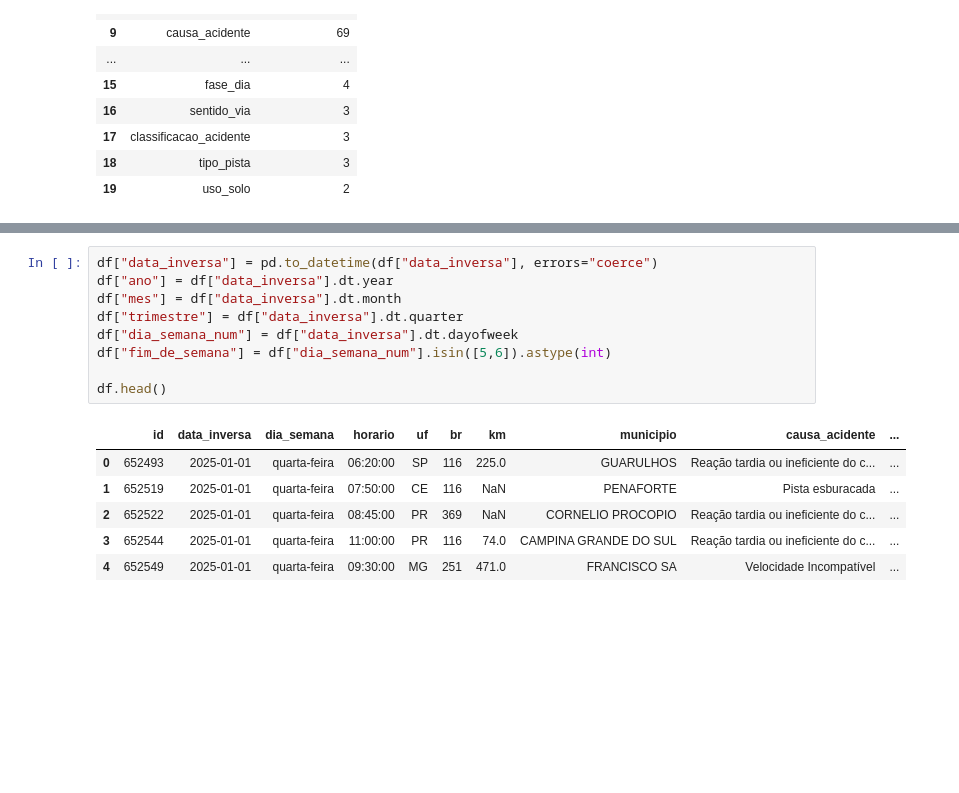
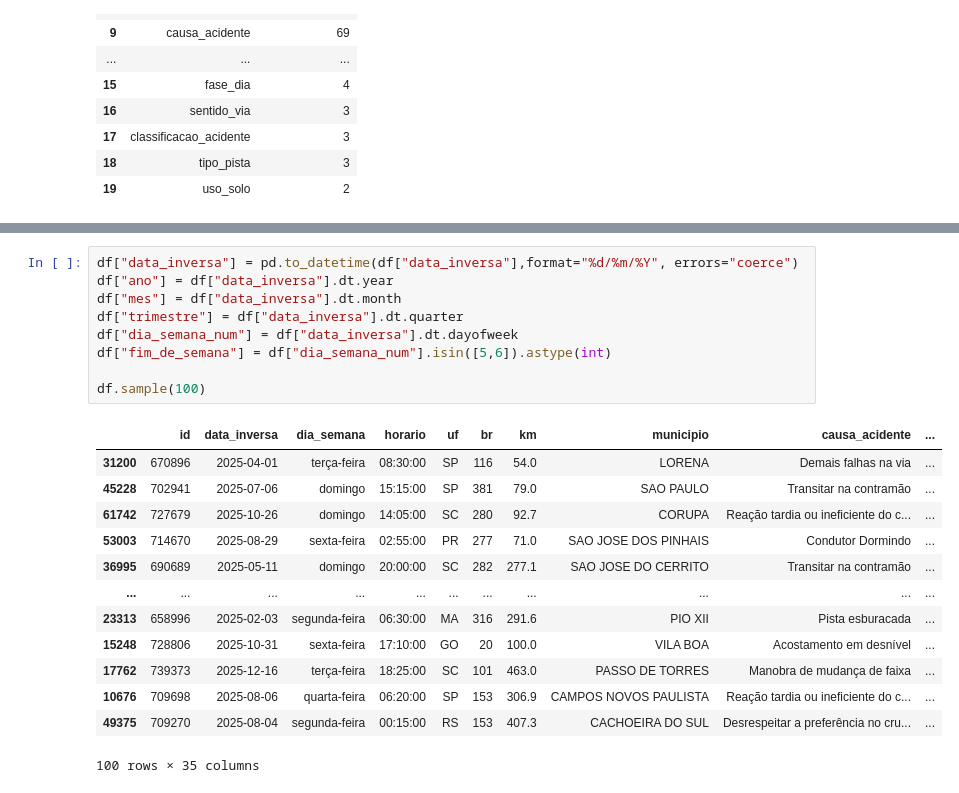
Before and after one commit to Felipe04br/FAP-2026-AnaliseDados, a Jupyter notebook: Projeto_PRF/notebooks/modulo04.ipynb, the cells around one changed output, grey strips where cells are left out. Saved outputs shown, nothing was run; the diff lists cells and outputs as text; blank space fills up the shorter version.

```diff
--- a/Projeto_PRF/notebooks/modulo04.ipynb
+++ b/Projeto_PRF/notebooks/modulo04.ipynb
@@ -224,19 +262,26 @@ dtype: object
 # %%
-df["data_inversa"] = pd.to_datetime(df["data_inversa"], errors="coerce")
+df["data_inversa"] = pd.to_datetime(df["data_inversa"],format="%d/%m/%Y", errors="coerce")
 df["ano"] = df["data_inversa"].dt.year
 df["mes"] = df["data_inversa"].dt.month
 df["trimestre"] = df["data_inversa"].dt.quarter
 df["dia_semana_num"] = df["data_inversa"].dt.dayofweek
 df["fim_de_semana"] = df["dia_semana_num"].isin([5,6]).astype(int)
 
-df.head()
+df.sample(100)
 # %% [output]
 |  | id | data_inversa | dia_semana | horario | uf | br | km | municipio | causa_acidente | ... |
-| 0 | 652493 | 2025-01-01 | quarta-feira | 06:20:00 | SP | 116 | 225.0 | GUARULHOS | Reação tardia ou ineficiente do c... | ... |
-| 1 | 652519 | 2025-01-01 | quarta-feira | 07:50:00 | CE | 116 | NaN | PENAFORTE | Pista esburacada | ... |
-| 2 | 652522 | 2025-01-01 | quarta-feira | 08:45:00 | PR | 369 | NaN | CORNELIO PROCOPIO | Reação tardia ou ineficiente do c... | ... |
-| 3 | 652544 | 2025-01-01 | quarta-feira | 11:00:00 | PR | 116 | 74.0 | CAMPINA GRANDE DO SUL | Reação tardia ou ineficiente do c... | ... |
-| 4 | 652549 | 2025-01-01 | quarta-feira | 09:30:00 | MG | 251 | 471.0 | FRANCISCO SA | Velocidade Incompatível | ... |
+| 31200 | 670896 | 2025-04-01 | terça-feira | 08:30:00 | SP | 116 | 54.0 | LORENA | Demais falhas na via | ... |
+| 45228 | 702941 | 2025-07-06 | domingo | 15:15:00 | SP | 381 | 79.0 | SAO PAULO | Transitar na contramão | ... |
+| 61742 | 727679 | 2025-10-26 | domingo | 14:05:00 | SC | 280 | 92.7 | CORUPA | Reação tardia ou ineficiente do c... | ... |
+| 53003 | 714670 | 2025-08-29 | sexta-feira | 02:55:00 | PR | 277 | 71.0 | SAO JOSE DOS PINHAIS | Condutor Dormindo | ... |
+| 36995 | 690689 | 2025-05-11 | domingo | 20:00:00 | SC | 282 | 277.1 | SAO JOSE DO CERRITO | Transitar na contramão | ... |
+| ... | ... | ... | ... | ... | ... | ... | ... | ... | ... | ... |
+| 23313 | 658996 | 2025-02-03 | segunda-feira | 06:30:00 | MA | 316 | 291.6 | PIO XII | Pista esburacada | ... |
+| 15248 | 728806 | 2025-10-31 | sexta-feira | 17:10:00 | GO | 20 | 100.0 | VILA BOA | Acostamento em desnível | ... |
+| 17762 | 739373 | 2025-12-16 | terça-feira | 18:25:00 | SC | 101 | 463.0 | PASSO DE TORRES | Manobra de mudança de faixa | ... |
+| 10676 | 709698 | 2025-08-06 | quarta-feira | 06:20:00 | SP | 153 | 306.9 | CAMPOS NOVOS PAULISTA | Reação tardia ou ineficiente do c... | ... |
+| 49375 | 709270 | 2025-08-04 | segunda-feira | 00:15:00 | RS | 153 | 407.3 | CACHOEIRA DO SUL | Desrespeitar a preferência no cru... | ... |
+100 rows × 35 columns
 # %%
 horario_limpo = df["horario"].astype(str).str.strip()
 df["hora"] = pd.to_datetime(
```
Also changed, not shown: parts of 8 cells of this notebook.
